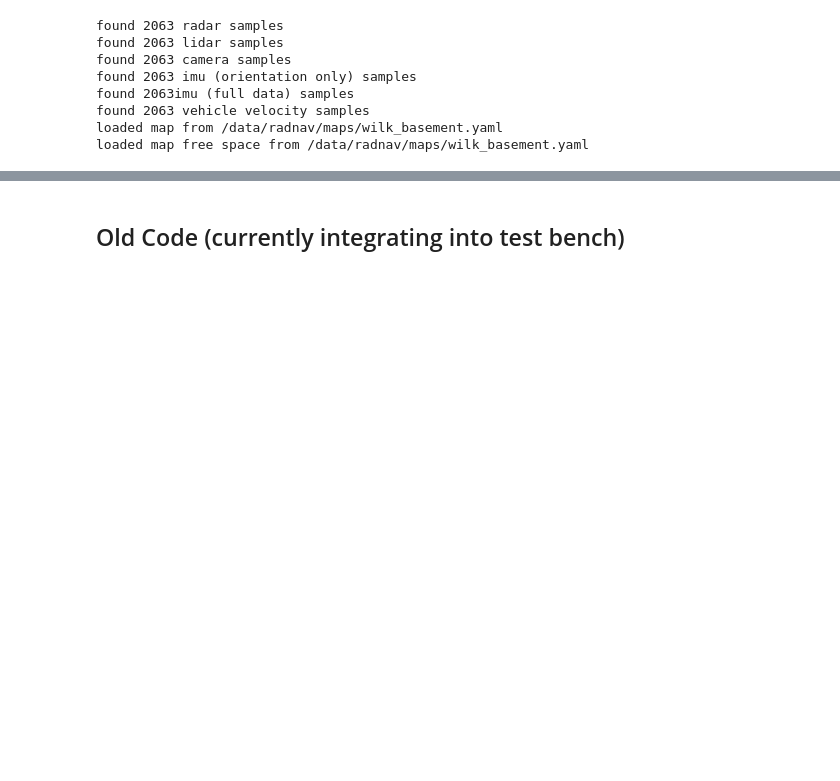
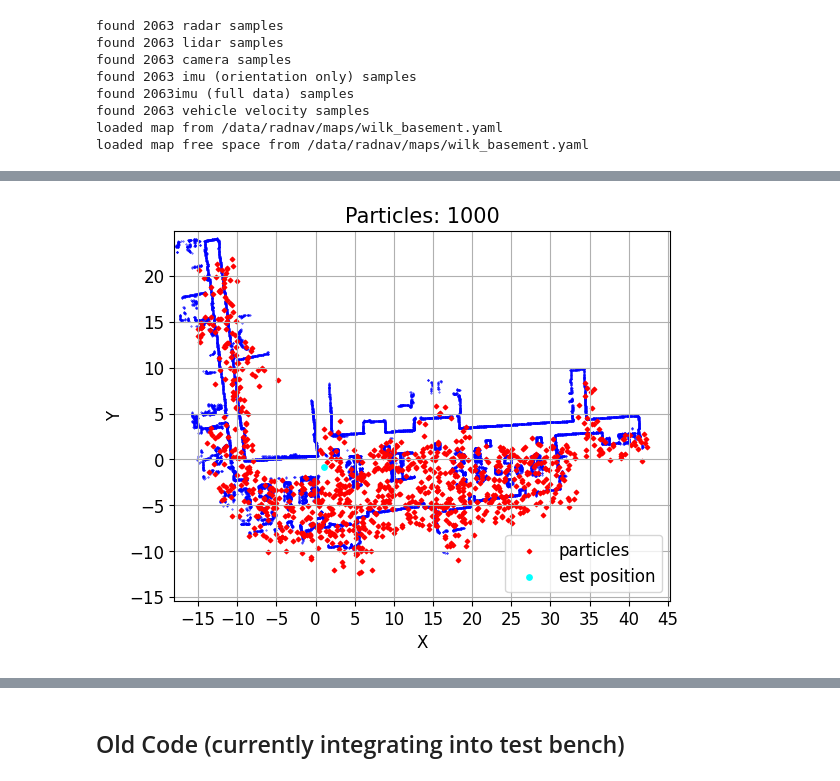
Before and after one commit to davidmhunt/odometry, a Jupyter notebook: notebooks/eval_particle_filter.ipynb, the cells around one changed output, grey strips where cells are left out. Saved outputs shown, nothing was run; the diff lists cells and outputs as text; code cells hidden in the pictures; blank space fills up the shorter version.

```diff
--- a/notebooks/eval_particle_filter.ipynb
+++ b/notebooks/eval_particle_filter.ipynb
@@ -95,0 +164,12 @@ gt icp estimated heading:8.324316561799002 deg, pose:[0.07888053 0.1294188 ]
+# %%
+#see how the motion model effects the current list of particles
+test_bench.localizer.motion_model_update_particles()
+
+test_bench.plotter_localization.plot_particles_on_map(
+    particles=test_bench.localizer.particles,
+    pose_m=test_bench.gt_localizer.current_pose_m,
+    display_arrows=False,
+    show=True
+)
+# %% [output]
+[figure, added]
```
Also changed, not shown: parts of 11 cells of this notebook, 5 other files.
